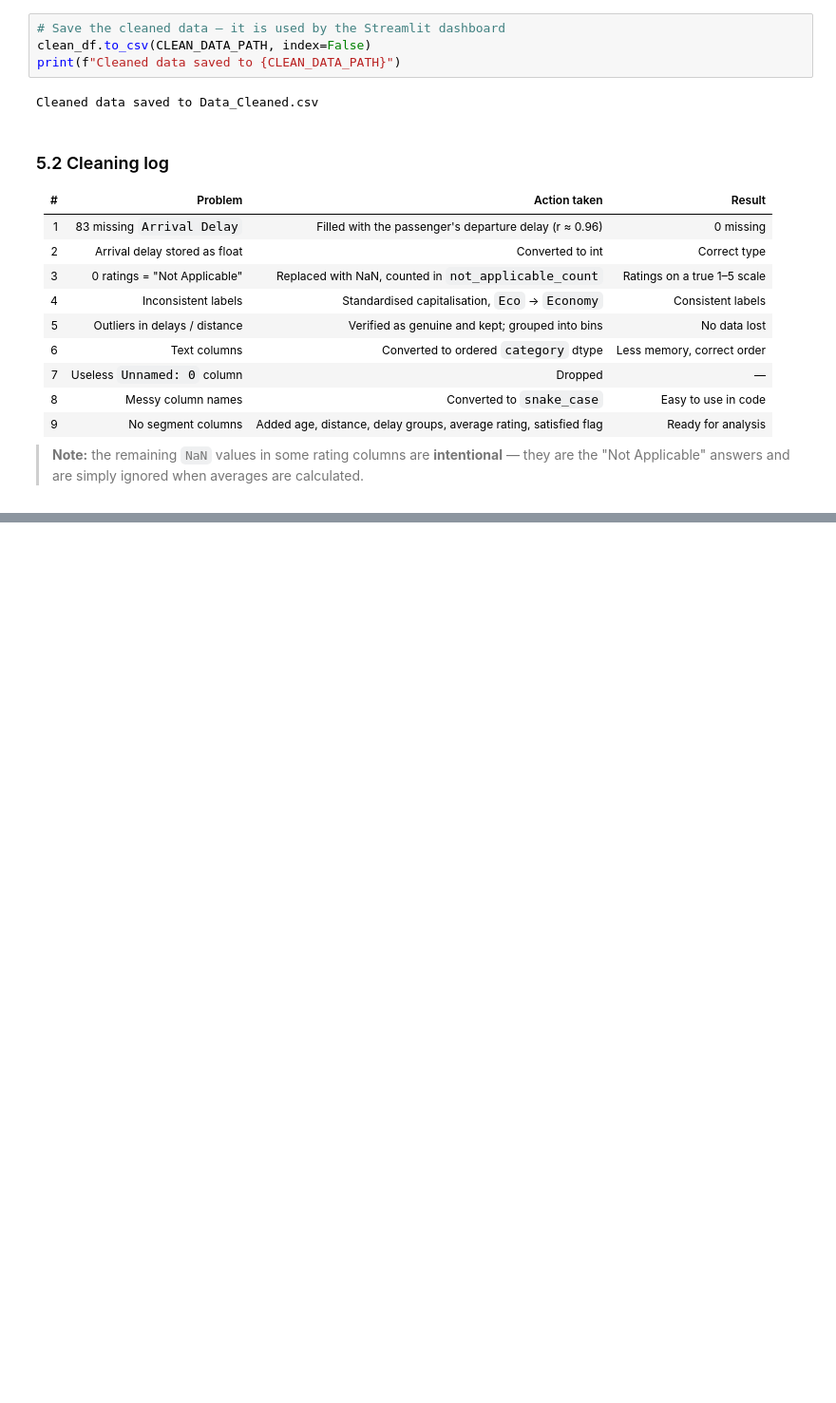
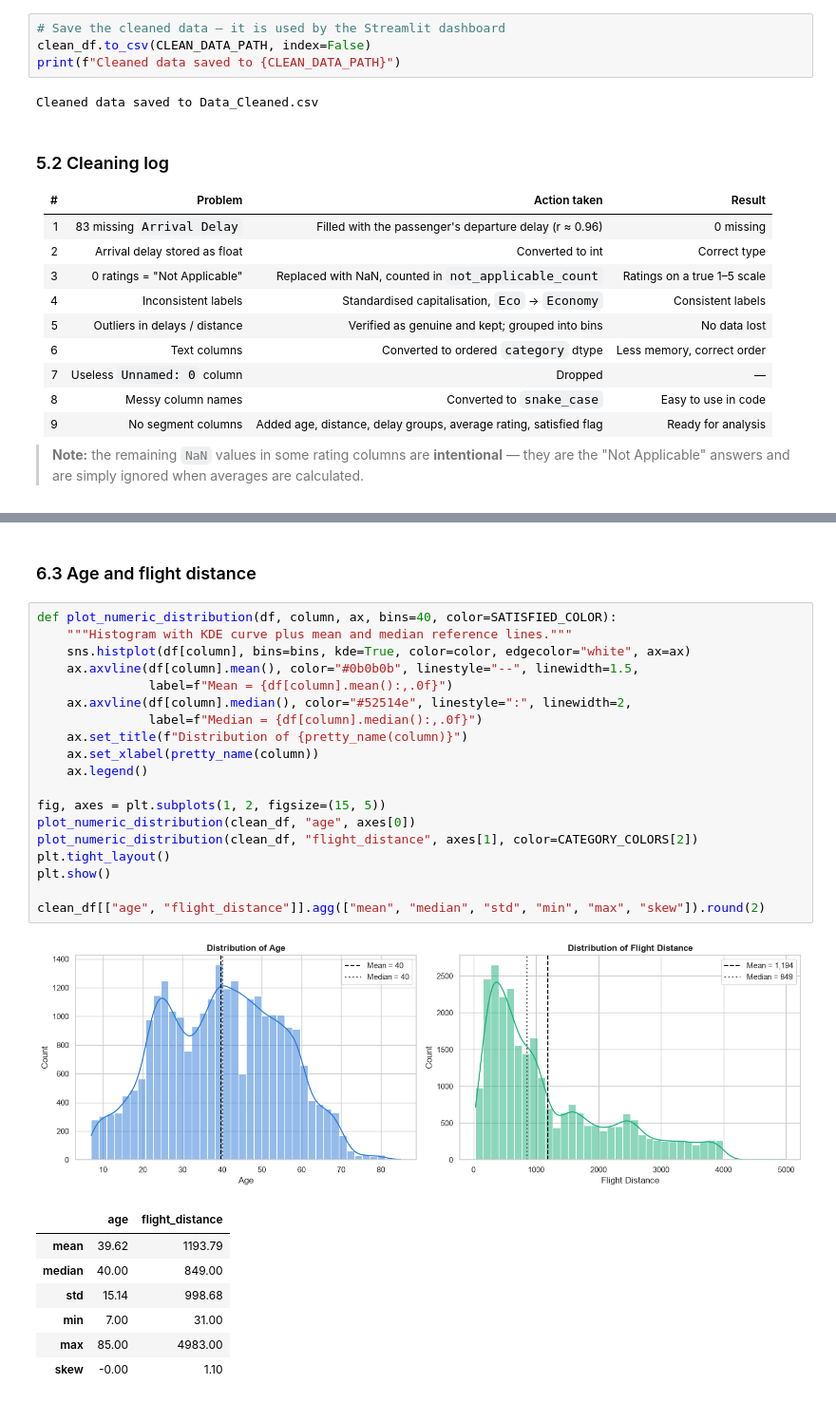
Before and after one commit to hahmed1936/Mid-Project, a Jupyter notebook: Mid-Project-Script.ipynb, the cells around one changed output, grey strips where cells are left out. Shown at 95% size. Cells and saved outputs as stored; diff of their text form; blank space fills up the shorter version.

```diff
--- a/Mid-Project-Script.ipynb
+++ b/Mid-Project-Script.ipynb
@@ -478,0 +533,30 @@ Cleaned data saved to Data_Cleaned.csv
+# %% [markdown]
+### 6.3 Age and flight distance
+# %%
+def plot_numeric_distribution(df, column, ax, bins=40, color=SATISFIED_COLOR):
+    """Histogram with KDE curve plus mean and median reference lines."""
+    sns.histplot(df[column], bins=bins, kde=True, color=color, edgecolor="white", ax=ax)
+    ax.axvline(df[column].mean(), color="#0b0b0b", linestyle="--", linewidth=1.5,
+               label=f"Mean = {df[column].mean():,.0f}")
+    ax.axvline(df[column].median(), color="#52514e", linestyle=":", linewidth=2,
+               label=f"Median = {df[column].median():,.0f}")
+    ax.set_title(f"Distribution of {pretty_name(column)}")
+    ax.set_xlabel(pretty_name(column))
+    ax.legend()
+
+fig, axes = plt.subplots(1, 2, figsize=(15, 5))
+plot_numeric_distribution(clean_df, "age", axes[0])
+plot_numeric_distribution(clean_df, "flight_distance", axes[1], color=CATEGORY_COLORS[2])
+plt.tight_layout()
+plt.show()
+
+clean_df[["age", "flight_distance"]].agg(["mean", "median", "std", "min", "max", "skew"]).round(2)
+# %% [output]
+[figure, added]
+|  | age | flight_distance |
+| mean | 39.62 | 1193.79 |
+| median | 40.00 | 849.00 |
+| std | 15.14 | 998.68 |
+| min | 7.00 | 31.00 |
+| max | 85.00 | 4983.00 |
+| skew | -0.00 | 1.10 |
```
Also changed, not shown: parts of 19 cells of this notebook.
